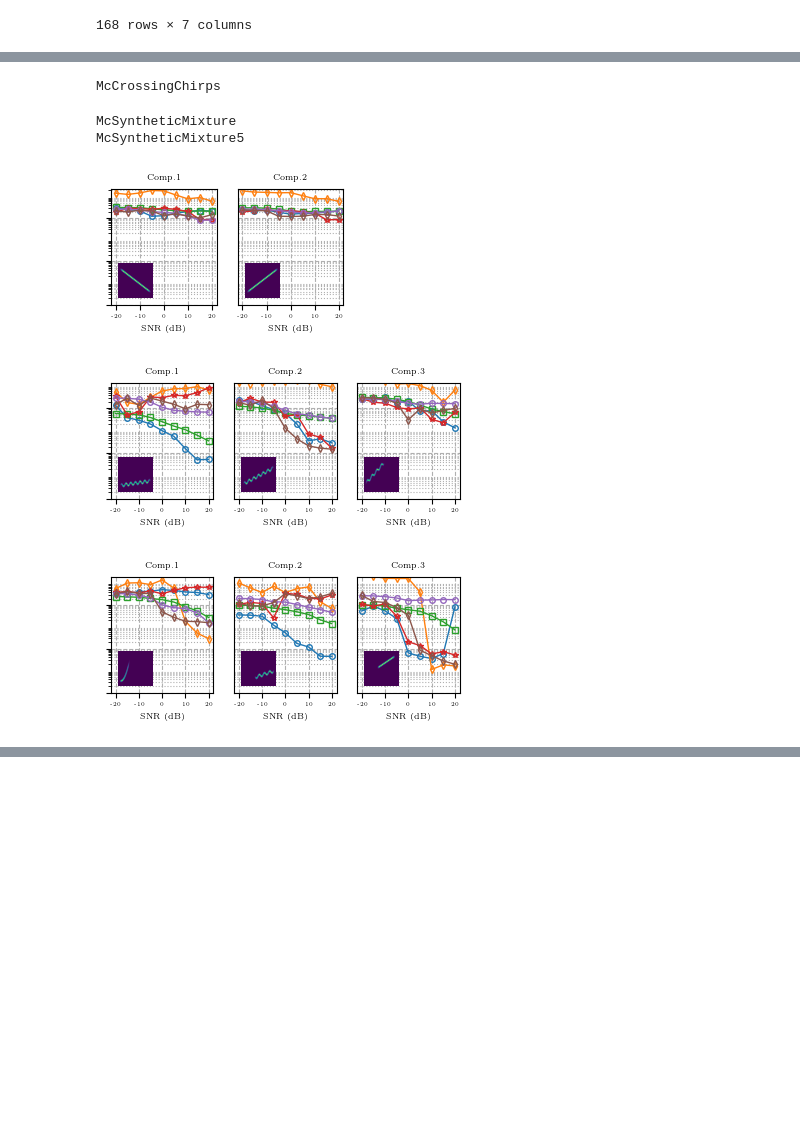
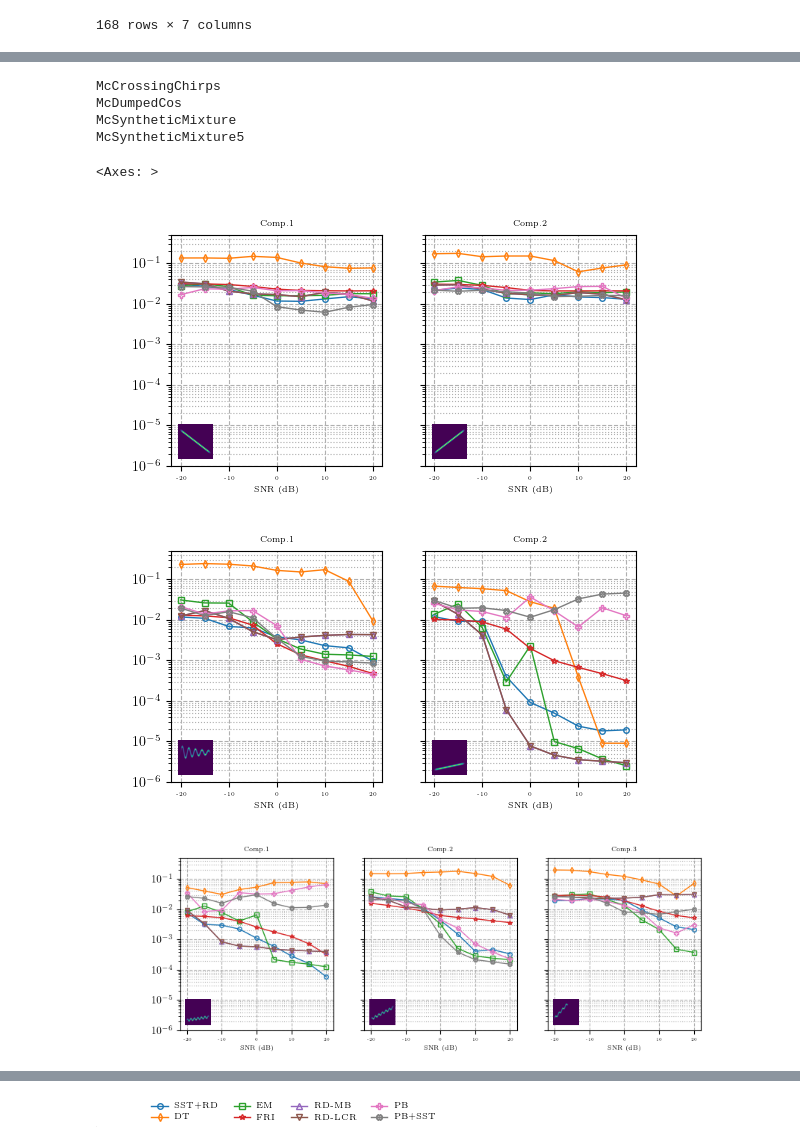
Before and after one commit to jmiramont/benchmarks_eusipco2023, a Jupyter notebook: notebooks/display_results.ipynb, the cells around one changed output, grey strips where cells are left out. Saved outputs shown, nothing was run; the diff lists cells and outputs as text; code cells hidden in the pictures; blank space fills up the shorter version.

```diff
--- a/notebooks/display_results.ipynb
+++ b/notebooks/display_results.ipynb
@@ -61,4 +64,16 @@ for i in range(Nsignals):
     S.append(Saux)
     axs[i].imshow(Saux, origin='lower', aspect='auto')
     # component_box(signal, S, ax=axs[i])
+
+
+for i in range(Nsignals):
+    fig, axs = plt.subplots(1,1,figsize=(1.25,1.25))
+    signal = signal_dict[signal_id[i]]()
+    Saux, _ = get_spectrogram(signal, window = g)
+    axs.imshow(Saux, origin='lower', aspect='auto')
+    axs.axis('off')
+    fig.canvas.draw()
+    axs.tick_params(axis='both', which='both', bottom=False, top=False,
+                    labelbottom=False, right=False, left=False, labelleft=False)
+    fig.savefig('signal_spectrogram_{}.pdf'.format(i), dpi=900, transparent=False, bbox_inches='tight', pad_inches=0)
 # %% [output]
@@ -389,7 +445,7 @@ for i,sid in enumerate(signal_ids):
     signal = signal_dict[sid]()
 
     fig, axs = plt.subplots(1,
-                            signal.total_comps,figsize=(1.5*signal.total_comps,1.5),
+                            signal.total_comps,figsize=(3*signal.total_comps,3),
                             sharey=True)
 
     for j in range(signal.total_comps):
@@ -407,43 +463,59 @@ for i,sid in enumerate(signal_ids):
         axins = inset_axes(axs[j], width=spsize, height=spsize, loc=3) #loc=spectrogram_loc[i])
         # axins.imshow(np.log(S), origin='lower')
         axins.imshow(S, origin='lower')
         axins.axis('off')
         fig.canvas.draw()
         axins.tick_params(axis='both', which='both', bottom=False, top=False,
                         labelbottom=False, right=False, left=False, labelleft=False)
 
 
-        axs[j].set_ylim([1e-6,0])
+        axs[j].set_ylim([1e-6,0.5])
         # Set the plot axis parameters.
         axs[j].set_xticks([axs[j].get_xticks()[i] for i in [0,2,4,6,8]])
         axs[j].set_xticklabels([-20,-10,0,10,20],fontsize=4.0)
         # ax.set_yticks([-20,-10,0,10,20,30])
 
         # axs.set_xticklabels(, fontsize=6.0)
-        if j==0:
-            axs[j].set_ylabel(r'MSE', fontsize=6.0,labelpad=1)
-            axs[j].set_yticklabels(axs[j].get_yticklabels(),fontsize=6.0)
-        else:
-            axs[j].set_ylabel(r'')
-            axs[j].set_yticklabels([],fontsize=6.0)
-            axs[j].tick_params(axis=u'y', which=u'both',length=0)
+        # if j==0:
+        #     axs[j].set_ylabel(r'MSE', fontsize=6.0,labelpad=1)
+        #     axs[j].set_yticklabels(axs[j].get_yticklabels(),fontsize=6.0)
+        # else:
+        #     axs[j].set_ylabel(r'')
+        #     axs[j].set_yticklabels([],fontsize=6.0)
+        #     axs[j].tick_params(axis=u'y', which=u'both',length=0)
             # ax.yaxis.set_major_locator(plt.NullLocator())
 
         axs[j].set_xlabel(axs[j].get_xlabel(), fontsize=6.0)
         axs[j].set_title('Component {}'.format(j+1), fontsize=6.0)
         # ax.get_legend().remove()
         axs[j].grid(True,linestyle='--', zorder=0)
         axs[j].grid(True,which='minor',linestyle=':', zorder=0)
 
         # axs[j].get_legend().remove()
         # axs[j].set_aspect('auto')
         axs[j].set_ylabel('')
         axs[j].set_title('Comp.{}'.format(j+1), fontsize=6.0)
         axs[j].grid(True, linestyle='--', zorder=0)
+
+new_legends = (r'SST+RD',r'DT',r'EM',r'FRI',r'RD-MB',r'RD-LCR',r'PB',r'PB+SST')
+legendFig = plt.figure()
+# legendFig.set_size_inches((fig_size_w,fig_size_h))
+legendFig = plt.figure(figsize=(3*fig_w,0.3))
+legendFig.legend(h,new_legends,
+            fontsize='xx-small',
+            frameon=False,
+            loc='center',
+            ncol=4,
+            )
+legendFig.canvas.draw()
+# legendFig.savefig('legend_denoising.pdf', dpi=900, transparent=False, bbox_inches='tight',pad_inches = 0)
+legendFig.add_axes([0,0,0,0])
 # %% [output]
 McCrossingChirps
+McDumpedCos
+McSyntheticMixture
+McSyntheticMixture5
-McSyntheticMixture
-McSyntheticMixture5
+<Axes: >
-[figure, old version]
+[figure, new version]
-[figure, old version]
+[figure, new version]
-[figure, old version]
+[figure, new version]
@@ -450 +524,2 @@ McSyntheticMixture5
+[figure, added]
 # %%
```
Also changed, not shown: parts of 9 cells of this notebook, 36 other files.
